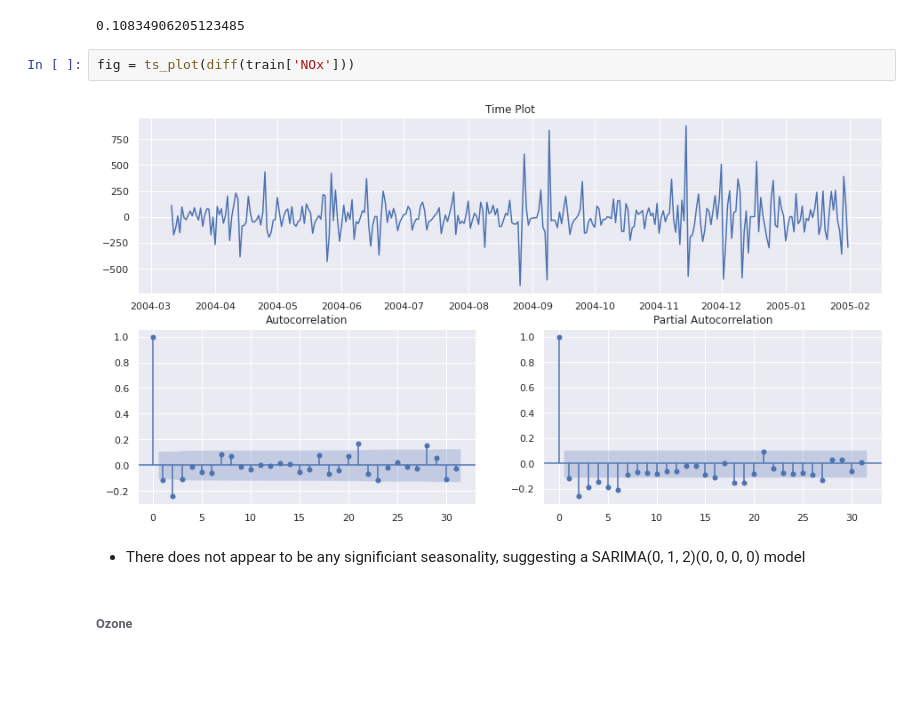
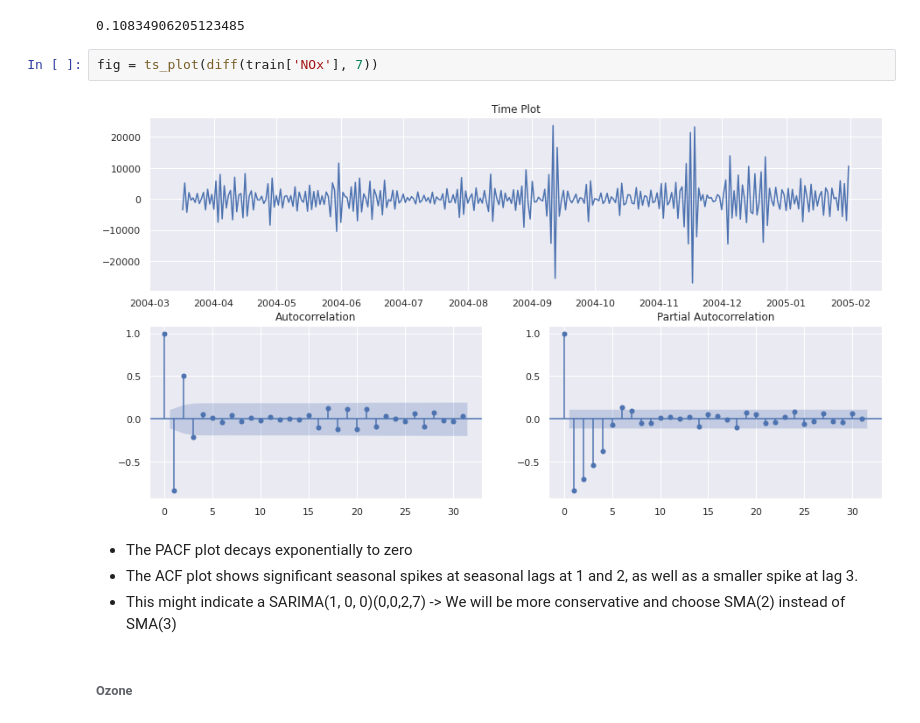
Before and after one commit to Tien-Cheng/AI-and-Machine-Learning--ST1511-, a Jupyter notebook: Assignment 2/time series analysis/time-series-v2.ipynb, the cells around one changed output. Saved outputs shown, nothing was run; the diff lists cells and outputs as text; blank space fills up the shorter version.

```diff
--- a/Assignment 2/time series analysis/time-series-v2.ipynb
+++ b/Assignment 2/time series analysis/time-series-v2.ipynb
@@ -1273,11 +1399,13 @@ decompose_df['Seasonal Strength']['NOx']
 # %% [output]
 0.10834906205123485
 # %%
-fig = ts_plot(diff(train['NOx']))
+fig = ts_plot(diff(train['NOx'], 7))
 # %% [output]
-[figure, old version]
+[figure, new version]
-# %% [markdown]
-- There does not appear to be any significiant seasonality, suggesting a SARIMA(0, 1, 2)(0, 0, 0, 0) model
+# %% [markdown]
+- The PACF plot decays exponentially to zero
+- The ACF plot shows significant seasonal spikes at seasonal lags at 1 and 2, as well as a smaller spike at lag 3.
+- This might indicate a SARIMA(1, 0, 0)(0,0,2,7) -> We will be more conservative and choose SMA(2) instead of SMA(3)
 # %% [markdown]
 ###### Ozone
 # %%
```
Also changed, not shown: parts of 40 cells of this notebook, 7 other files.
